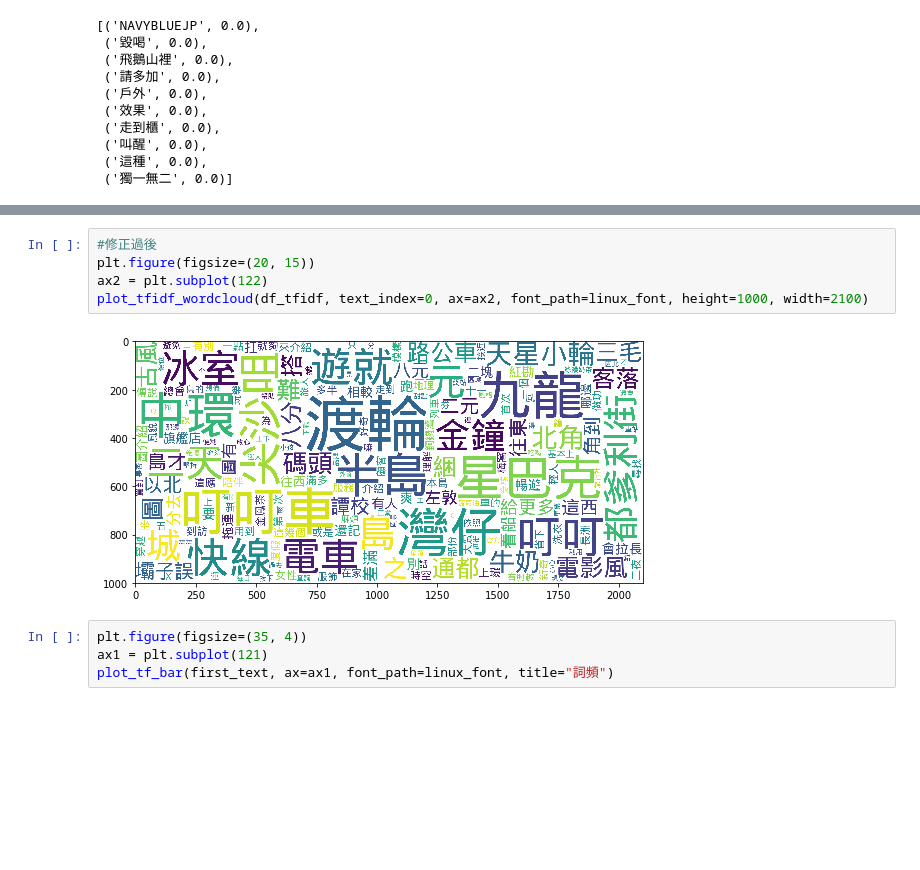
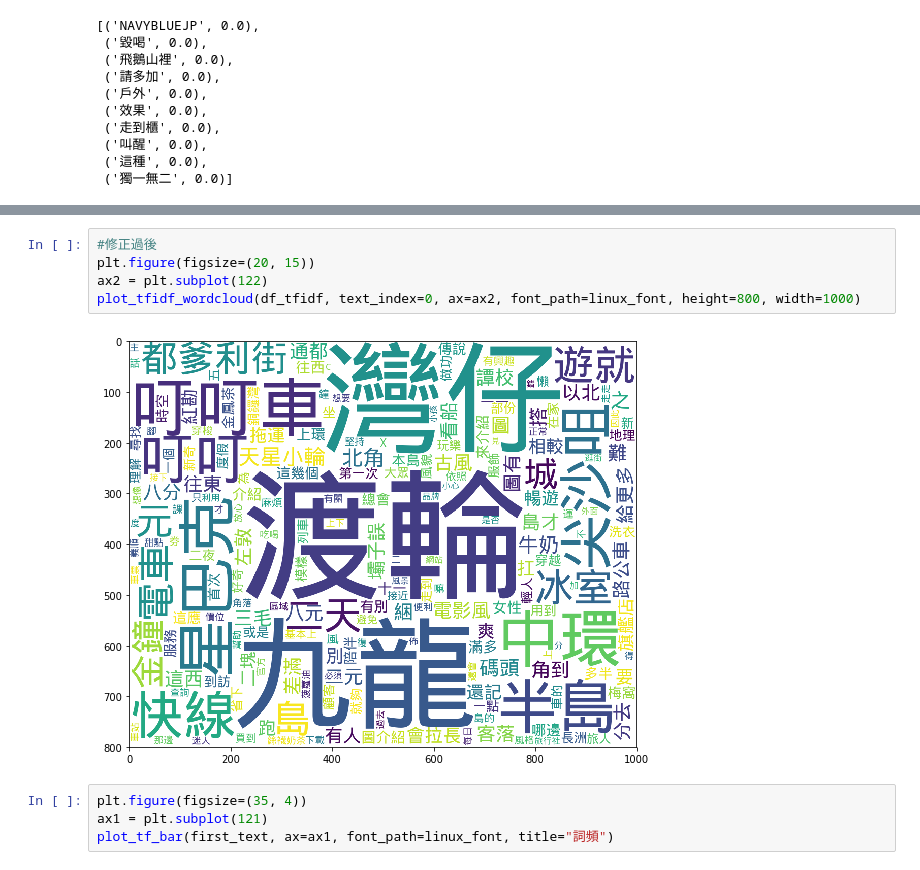
Before and after one commit to minerve33w/in_home, a Jupyter notebook: FinalProject/ tourism_analysis_01.ipynb, the cells around one changed output, grey strips where cells are left out. Cells and saved outputs as stored; diff of their text form; blank space fills up the shorter version.

```diff
--- a/FinalProject/ tourism_analysis_01.ipynb
+++ b/FinalProject/ tourism_analysis_01.ipynb
@@ -199,10 +199,10 @@ plot_wordcloud(first_text, ax=ax1, font_path=linux_font, height=450, width=450)
 # %%
 #修正過後
 plt.figure(figsize=(20, 15))
 ax2 = plt.subplot(122)
-plot_tfidf_wordcloud(df_tfidf, text_index=0, ax=ax2, font_path=linux_font, height=1000, width=2100)
+plot_tfidf_wordcloud(df_tfidf, text_index=0, ax=ax2, font_path=linux_font, height=800, width=1000)
 # %% [output]
-[figure, old version]
+[figure, new version]
 # %%
 plt.figure(figsize=(35, 4))
 ax1 = plt.subplot(121)
```
Also changed, not shown: parts of 1 cell of this notebook.
